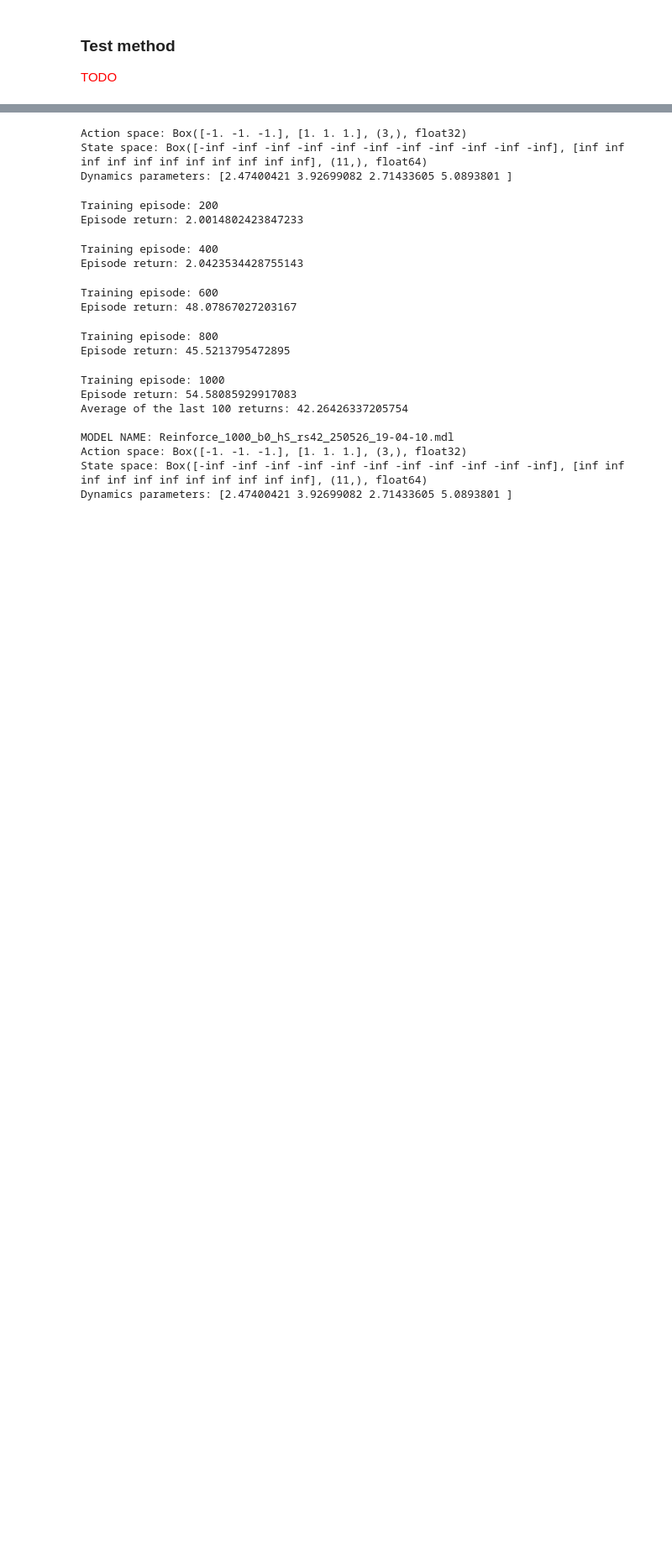
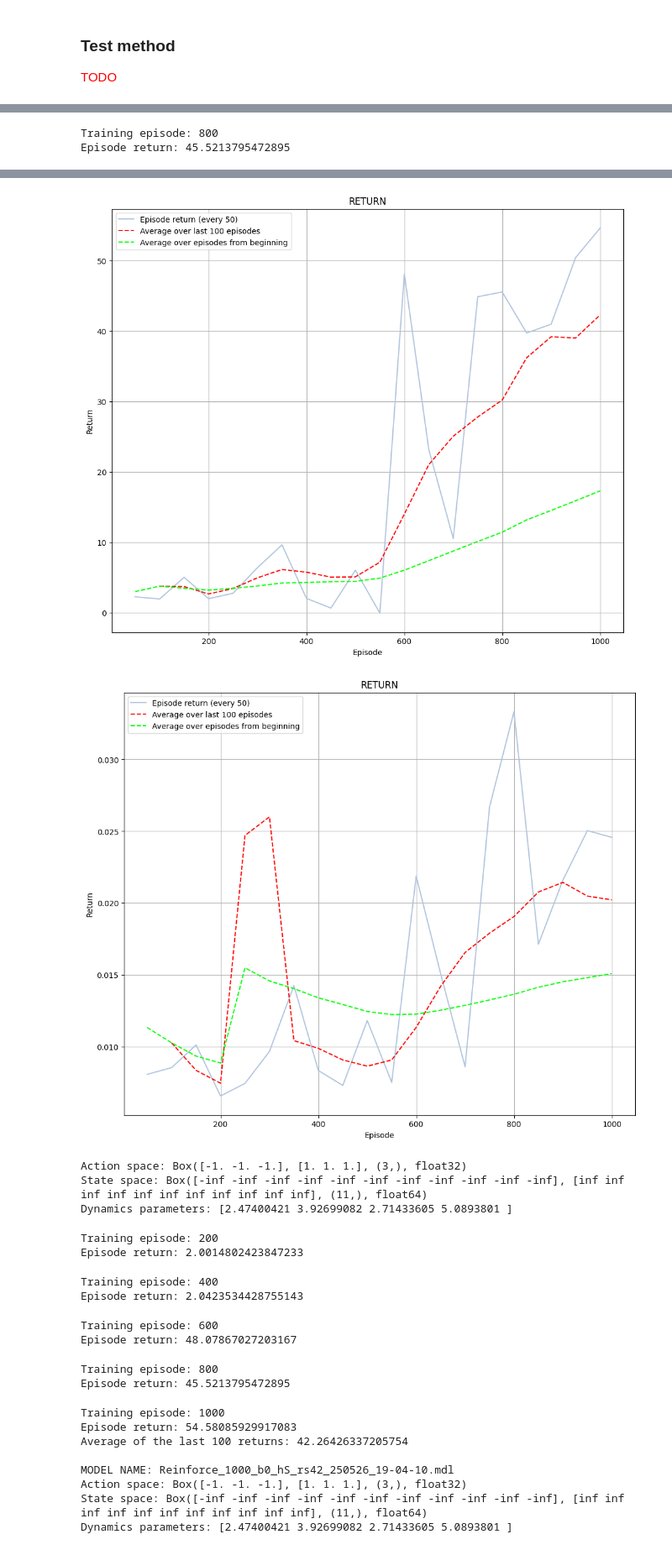
Before and after one commit to MaddalenaGhiotti/ReinforcementLearningProject, a Jupyter notebook: main_Maddalena.ipynb, the cells around one changed output, grey strips where cells are left out. Shown at 84% size. Drawn from its saved outputs; the diff is of its cells as text; code cells hidden in the pictures; blank space fills up the shorter version.

Commit message:
CSV implementation, start to fix time graph

```diff
--- a/main_Maddalena.ipynb
+++ b/main_Maddalena.ipynb
@@ -46,3 +50,6 @@ import module_Reinforce_ActorCritic as rac
 seeds = [42, 35, 254, 78, 91, 53, 22, 341, 117, 86]
 # %%
 episodes = 1000
+# %%
+numbers, returns_array, times_array, tot_time, model_name = rac.train(0, n_episodes=episodes, csv_name='resultsProva.csv', save_every=50, print_every=episodes//5, plot=True, random_state=42)
+# %% [output]
@@ -48,0 +65,2 @@ episodes = 1000
+Training episode: 800
+Episode return: 45.5213795472895
@@ -49,3 +72,5 @@ episodes = 1000
+[figure, added]
+[figure, added]
 # %%
 """
 returns_list = []
```
Also changed, not shown: parts of 8 cells of this notebook, 5 other files.
